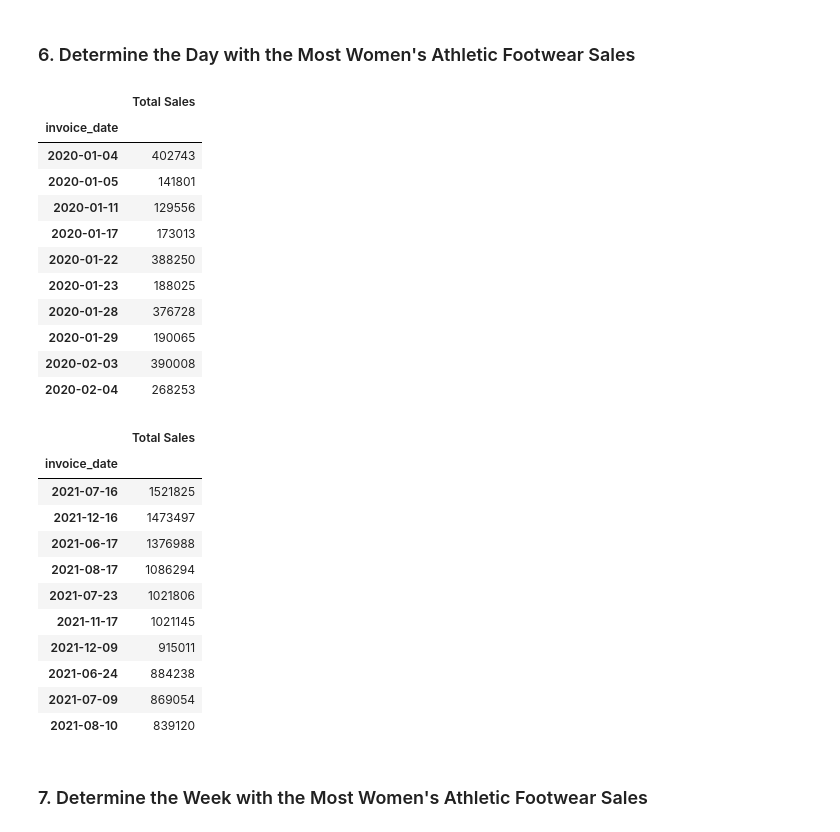
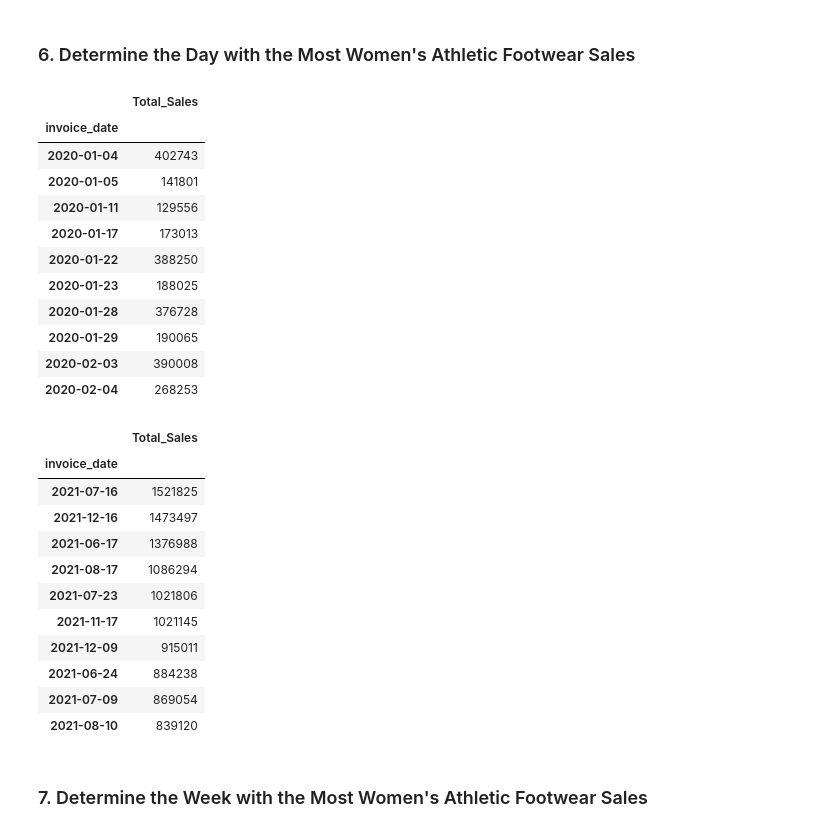
Before and after one commit to florinamonroy/Athletic-Sales-Analysis, a Jupyter notebook: athletic_sales_analysis.ipynb, the cells around one changed output. Cells and saved outputs as stored; diff of their text form; code cells hidden in the pictures.

```diff
--- a/athletic_sales_analysis.ipynb
+++ b/athletic_sales_analysis.ipynb
@@ -403,14 +405,16 @@ total_sold_athletic_footwear_by_retailer_df.head()
 ### 6. Determine the Day with the Most Women's Athletic Footwear Sales
 # %%
 # Create a pivot table with the 'invoice_date' column is the index, and the "total_sales" as the values.
-
+total_sold_athletic_footwear_by_date = filtered_sales_athletic_footware.pivot_table(index=['invoice_date'], values='total_sales', aggfunc='sum')
 
 # Optional: Rename the "total_sales" column to "Total Sales"
-
+total_sold_athletic_footwear_by_date.columns = ["Total_Sales"]
 
 # Show the table.
+#sorted_total_sold_athletic_footwear_by_date = total_sold_athletic_footwear_by_date.sort_values(by="Total_Sales", ascending=False)
+total_sold_athletic_footwear_by_date.head(10)
 # %% [output]
-|  | Total Sales |
+|  | Total_Sales |
 | invoice_date |  |
 | 2020-01-04 | 402743 |
 | 2020-01-05 | 141801 |
@@ -424,11 +428,15 @@ total_sold_athletic_footwear_by_retailer_df.head()
 | 2020-02-04 | 268253 |
 # %%
 # Resample the pivot table into daily bins, and get the total sales for each day.
+total_sold_athletic_footwear_by_date = filtered_sales_athletic_footware.pivot_table(index=['invoice_date'], values='total_sales', aggfunc='sum')
 
+total_sold_athletic_footwear_by_date.columns = ["Total_Sales"]
 
 # Sort the resampled pivot table in descending order on "Total Sales".
+sorted_total_sold_athletic_footwear_by_date = total_sold_athletic_footwear_by_date.sort_values(by="Total_Sales", ascending=False)
+sorted_total_sold_athletic_footwear_by_date.head(10)
 # %% [output]
-|  | Total Sales |
+|  | Total_Sales |
 | invoice_date |  |
 | 2021-07-16 | 1521825 |
 | 2021-12-16 | 1473497 |
```
Also changed, not shown: parts of 1 cell of this notebook.
